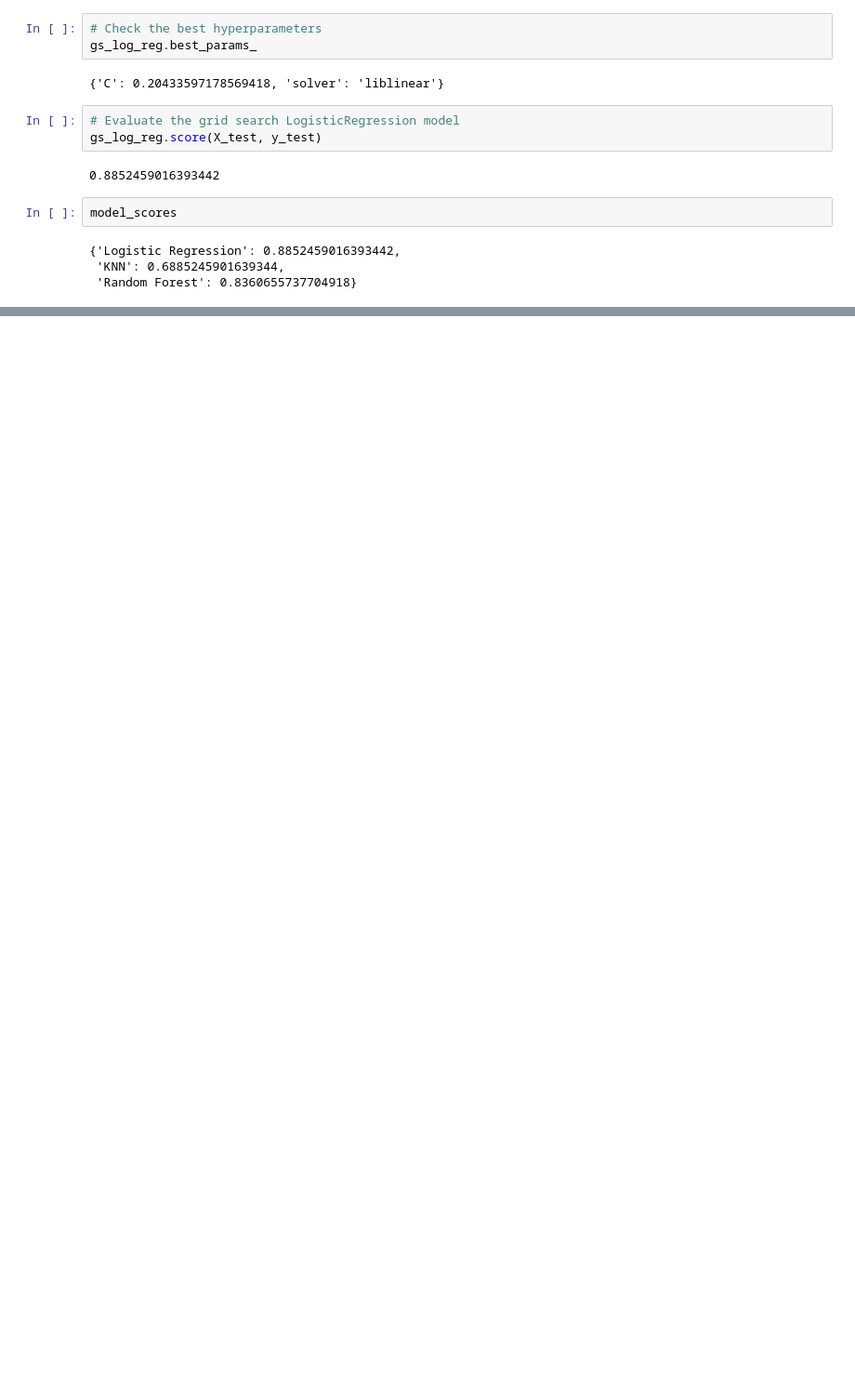
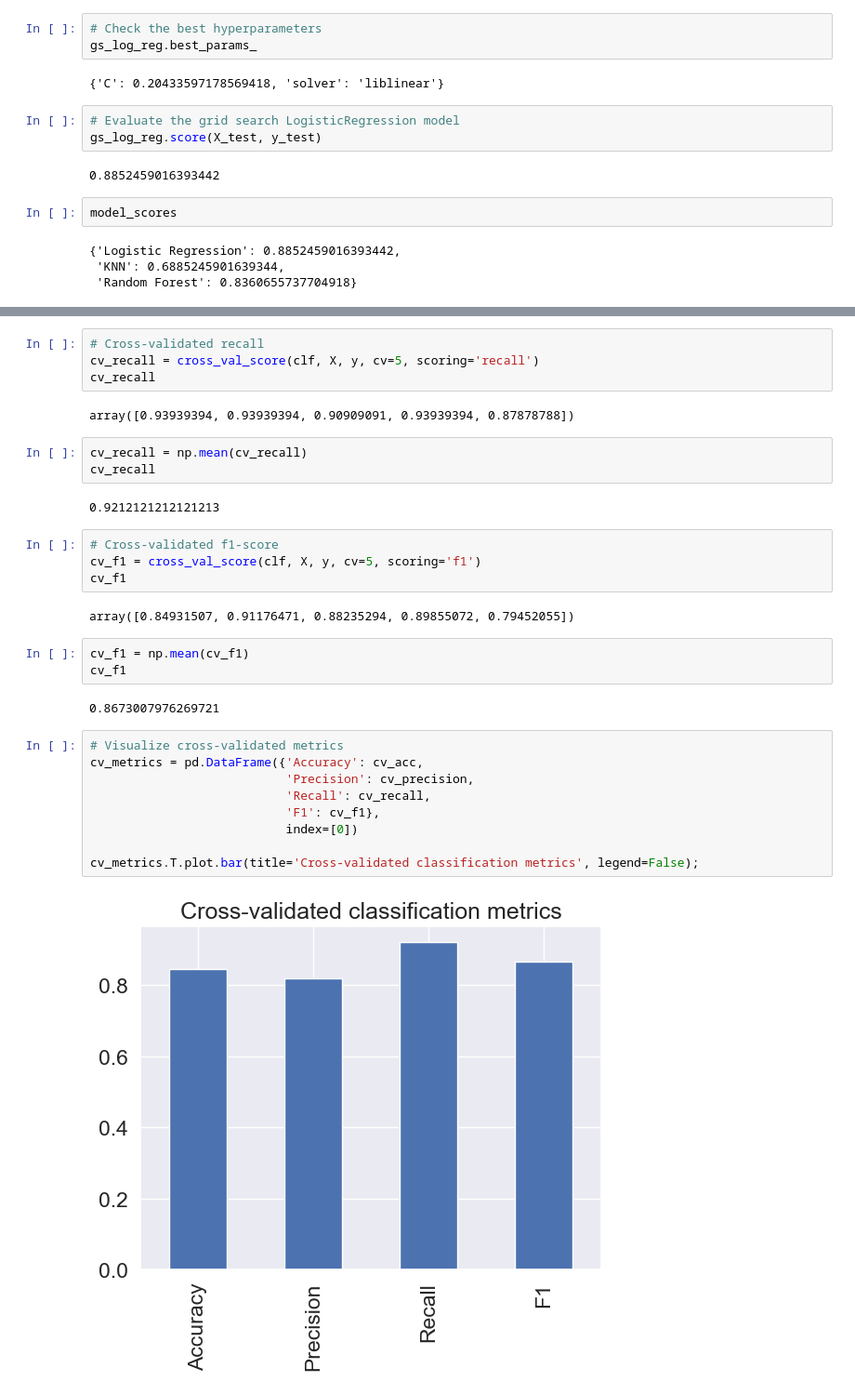
Before and after one commit to TheArcus02/ML-Course, a Jupyter notebook: heart-disease-project/end-to-end-heart-disease-classification.ipynb, the cells around one changed output, grey strips where cells are left out. Shown: that part at 93% size. Saved outputs shown, nothing was run; the diff lists cells and outputs as text; blank space fills up the shorter version.

```diff
--- a/heart-disease-project/end-to-end-heart-disease-classification.ipynb
+++ b/heart-disease-project/end-to-end-heart-disease-classification.ipynb
@@ -715,0 +841,33 @@ model_scores
+# %%
+# Cross-validated recall
+cv_recall = cross_val_score(clf, X, y, cv=5, scoring='recall')
+cv_recall
+# %% [output]
+array([0.93939394, 0.93939394, 0.90909091, 0.93939394, 0.87878788])
+# %%
+cv_recall = np.mean(cv_recall)
+cv_recall
+# %% [output]
+0.9212121212121213
+# %%
+# Cross-validated f1-score
+cv_f1 = cross_val_score(clf, X, y, cv=5, scoring='f1')
+cv_f1
+# %% [output]
+array([0.84931507, 0.91176471, 0.88235294, 0.89855072, 0.79452055])
+# %%
+cv_f1 = np.mean(cv_f1)
+cv_f1
+# %% [output]
+0.8673007976269721
+# %%
+# Visualize cross-validated metrics
+cv_metrics = pd.DataFrame({'Accuracy': cv_acc,
+                           'Precision': cv_precision,
+                           'Recall': cv_recall,
+                           'F1': cv_f1},
+                           index=[0])
+
+cv_metrics.T.plot.bar(title='Cross-validated classification metrics', legend=False);
+# %% [output]
+[figure, added]
```
Also changed, not shown: parts of 25 cells of this notebook.
